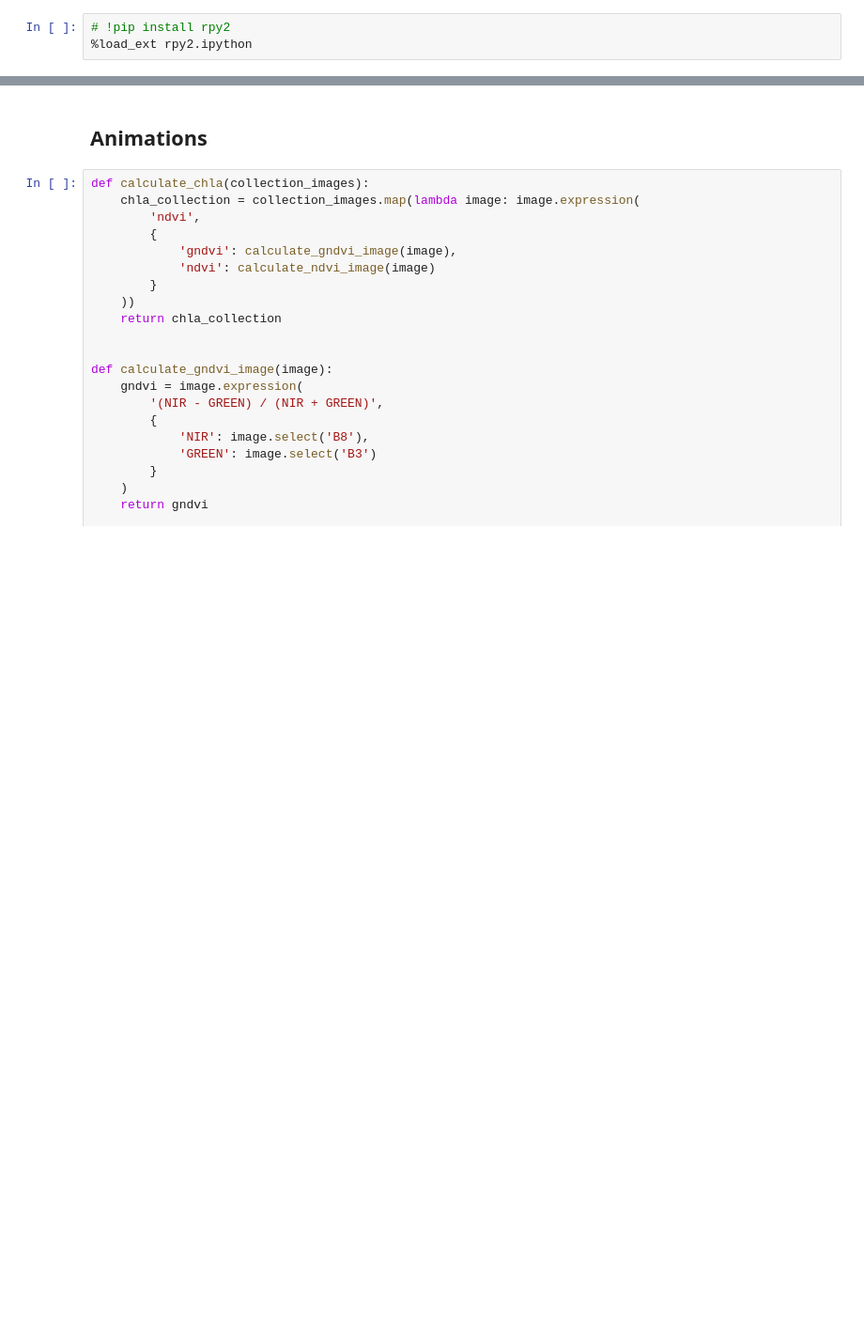
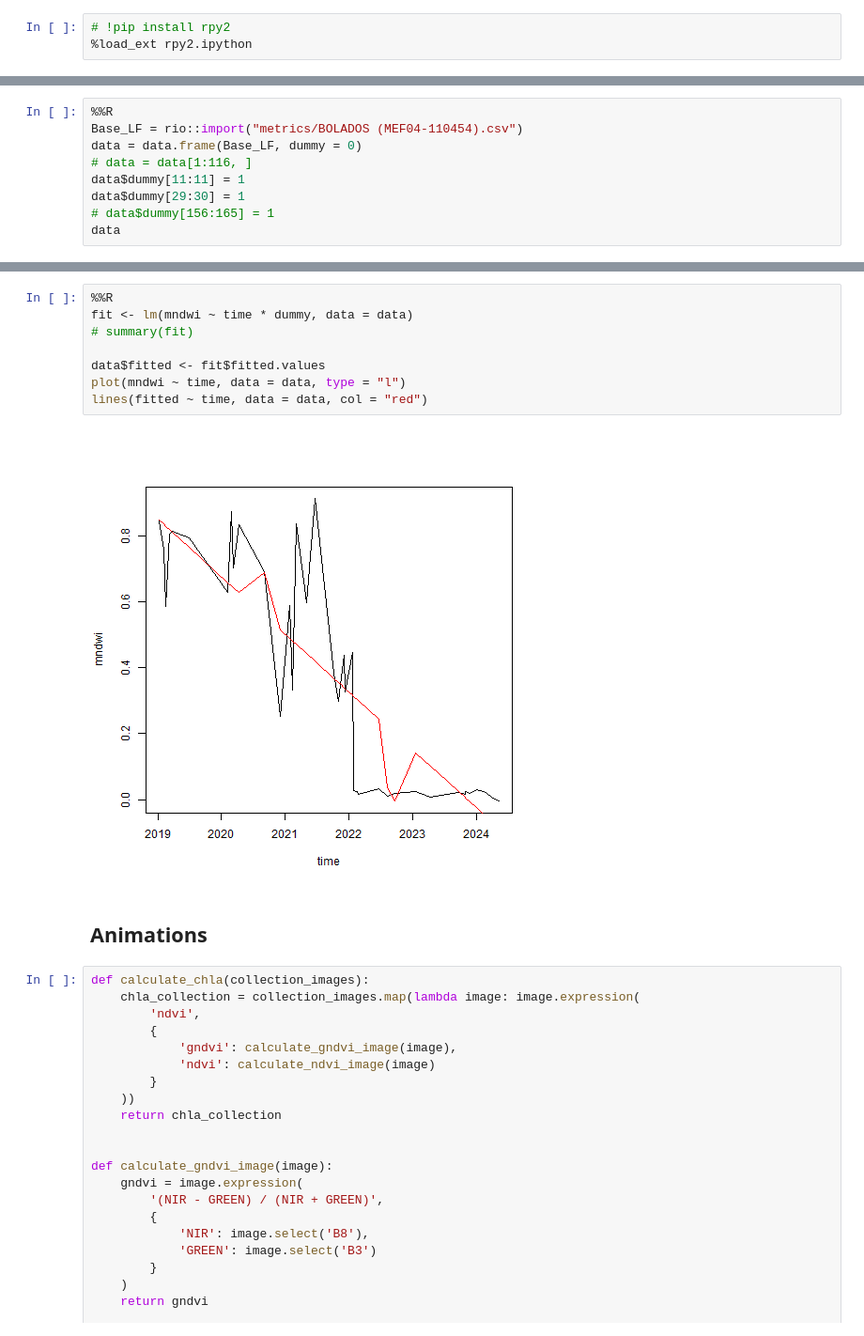
Before and after one commit to cristobalstrange/ProyectoCDDGIMT2118, a Jupyter notebook: main.ipynb, the cells around one changed output, grey strips where cells are left out. Shown: that part at 94% size. Cells and saved outputs as stored; diff of their text form; blank space fills up the shorter version.

```diff
--- a/main.ipynb
+++ b/main.ipynb
@@ -445,0 +434,9 @@ ts.plot(Base_LF$evi)
+# %%
+%%R
+Base_LF = rio::import("metrics/BOLADOS (MEF04-110454).csv")
+data = data.frame(Base_LF, dummy = 0)
+# data = data[1:116, ]
+data$dummy[11:11] = 1
+data$dummy[29:30] = 1
+# data$dummy[156:165] = 1
+data
@@ -446,3 +461,13 @@ ts.plot(Base_LF$evi)
+# %%
+%%R
+fit <- lm(mndwi ~ time * dummy, data = data)
+# summary(fit)
+
+data$fitted <- fit$fitted.values
+plot(mndwi ~ time, data = data, type = "l")
+lines(fitted ~ time, data = data, col = "red")
+# %% [output]
+[figure, added]
 # %% [markdown]
 ## Animations
 # %%
```
Also changed, not shown: parts of 5 cells of this notebook, 10 other files.
